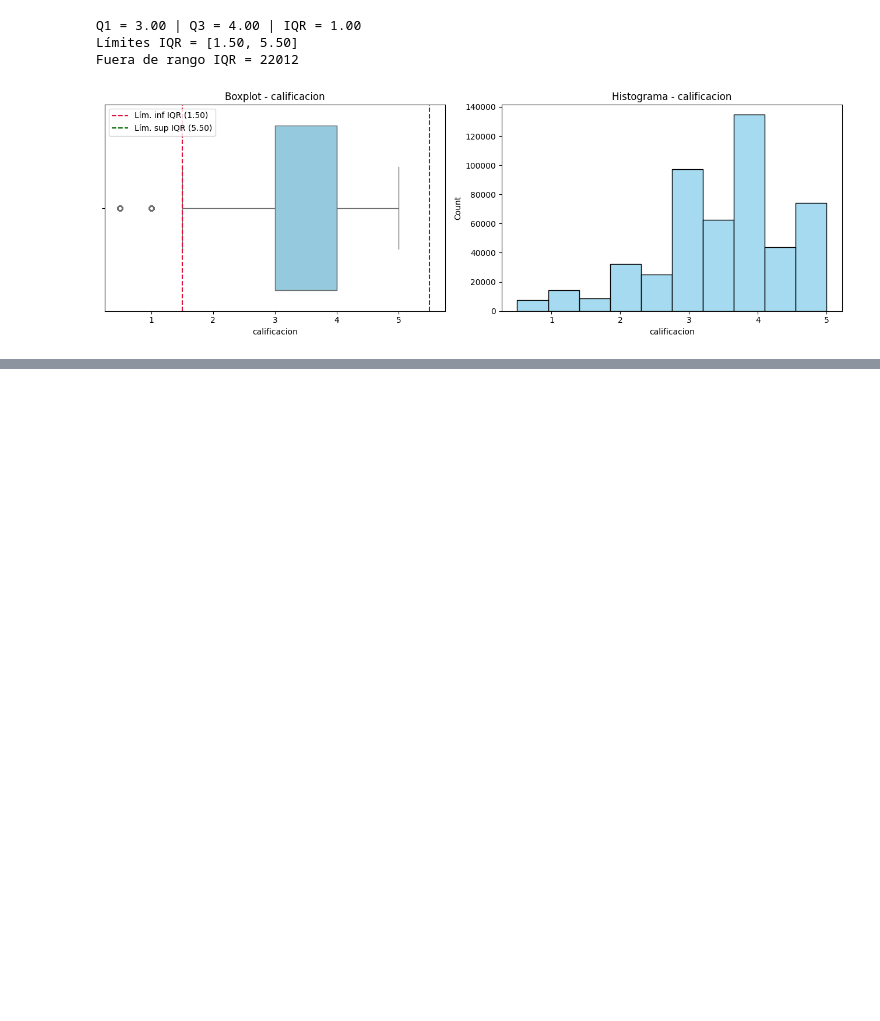
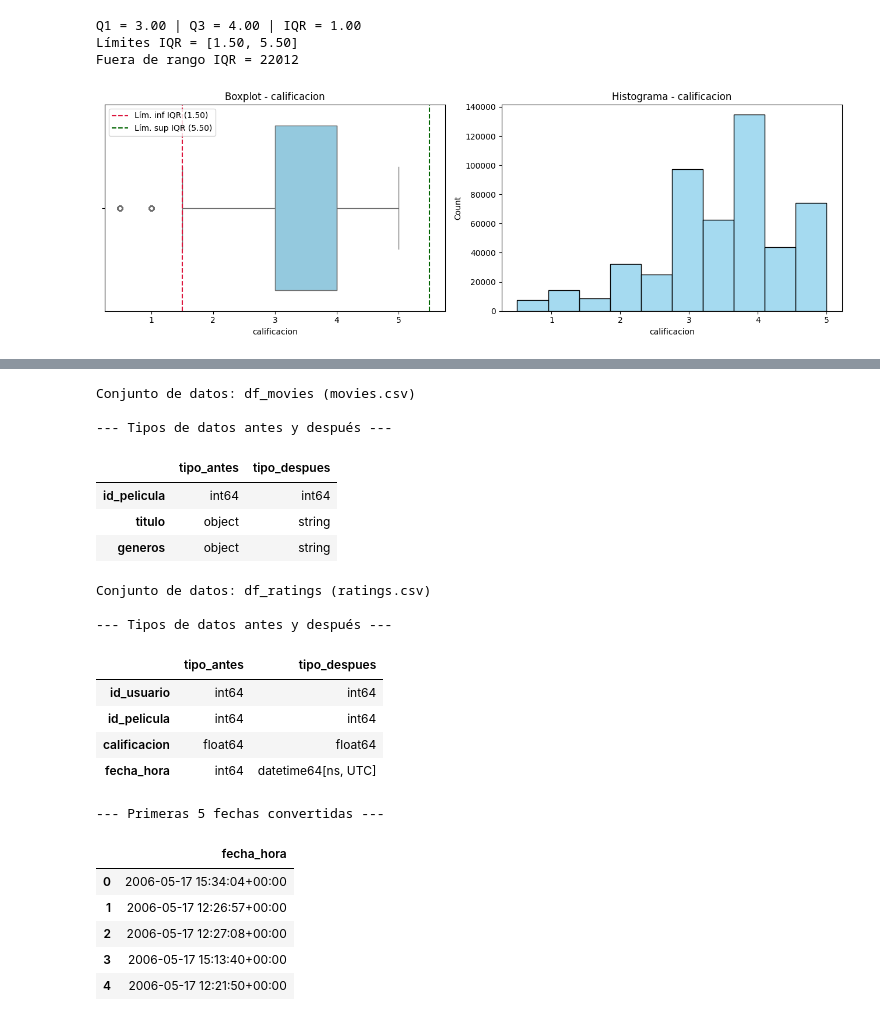
Before and after one commit to sheylamurillo/laboratorio4_conjunto-de-datos, a Jupyter notebook: lab4_IC2025.ipynb, the cells around one changed output, grey strips where cells are left out. Drawn from its saved outputs; the diff is of its cells as text; code cells hidden in the pictures; blank space fills up the shorter version.

```diff
--- a/lab4_IC2025.ipynb
+++ b/lab4_IC2025.ipynb
@@ -214,0 +275,56 @@ Fuera de rango IQR = 22012
+# %%
+print("Conjunto de datos: df_movies (movies.csv)")
+tipos_movies_antes = df_movies.dtypes.astype(str)
+
+# Convertir las columnas de texto
+df_movies["titulo"] = df_movies["titulo"].astype("string")
+df_movies["generos"] = df_movies["generos"].astype("string")
+
+print("\n--- Tipos de datos antes y después ---")
+display(pd.DataFrame({
+    "tipo_antes": tipos_movies_antes,
+    "tipo_despues": df_movies.dtypes.astype(str)
+}))
+
+
+print("\nConjunto de datos: df_ratings (ratings.csv)")
+tipos_ratings_antes = df_ratings.dtypes.astype(str)
+
+# Convertir los segundos Unix a fecha y hora UTC
+df_ratings["fecha_hora"] = pd.to_datetime(
+    df_ratings["fecha_hora"],
+    unit="s",
+    utc=True
+)
+
+print("\n--- Tipos de datos antes y después ---")
+display(pd.DataFrame({
+    "tipo_antes": tipos_ratings_antes,
+    "tipo_despues": df_ratings.dtypes.astype(str)
+}))
+
+print("\n--- Primeras 5 fechas convertidas ---")
+display(df_ratings[["fecha_hora"]].head())
+# %% [output]
+Conjunto de datos: df_movies (movies.csv)
+
+--- Tipos de datos antes y después ---
+|  | tipo_antes | tipo_despues |
+| id_pelicula | int64 | int64 |
+| titulo | object | string |
+| generos | object | string |
+Conjunto de datos: df_ratings (ratings.csv)
+
+--- Tipos de datos antes y después ---
+|  | tipo_antes | tipo_despues |
+| id_usuario | int64 | int64 |
+| id_pelicula | int64 | int64 |
+| calificacion | float64 | float64 |
+| fecha_hora | int64 | datetime64[ns, UTC] |
+--- Primeras 5 fechas convertidas ---
+|  | fecha_hora |
+| 0 | 2006-05-17 15:34:04+00:00 |
+| 1 | 2006-05-17 12:26:57+00:00 |
+| 2 | 2006-05-17 12:27:08+00:00 |
+| 3 | 2006-05-17 15:13:40+00:00 |
+| 4 | 2006-05-17 12:21:50+00:00 |
```
Also changed, not shown: parts of 5 cells of this notebook.
